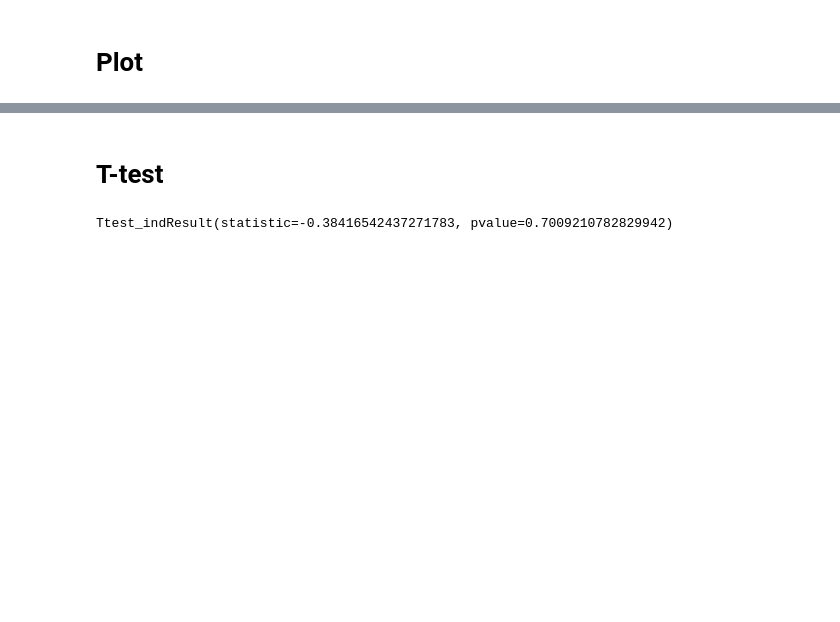
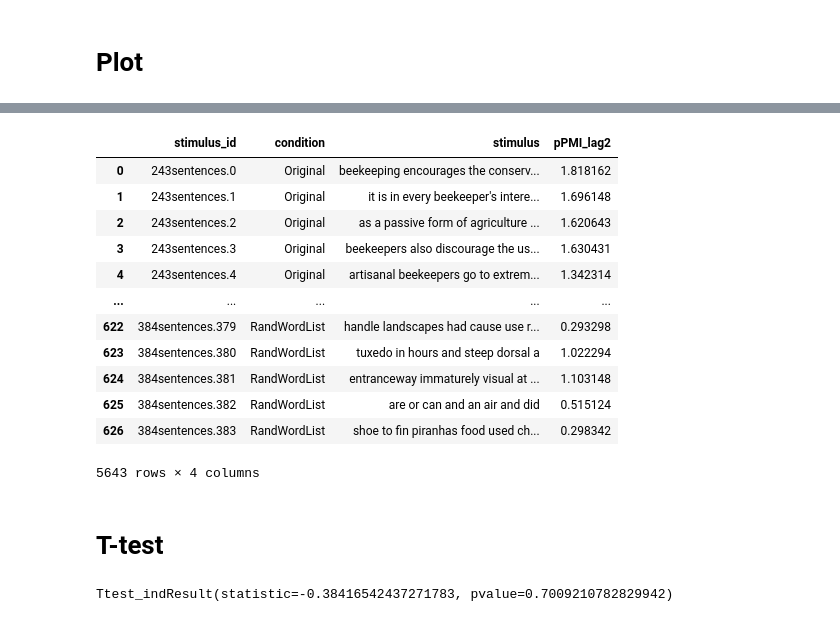
Before and after one commit to carina-kauf/perturbed-neural-nlp, a Jupyter notebook: analysis/pmi_verification/3_ANALYSIS_plot_ppmi_and_stats.ipynb, the cells around one changed output, grey strips where cells are left out. Cells and saved outputs as stored; diff of their text form; code cells hidden in the pictures; blank space fills up the shorter version.

```diff
--- a/analysis/pmi_verification/3_ANALYSIS_plot_ppmi_and_stats.ipynb
+++ b/analysis/pmi_verification/3_ANALYSIS_plot_ppmi_and_stats.ipynb
@@ -117,0 +138,12 @@ Std: 0.8134626306129297
+# %%
+#rename conditions
+data['condition'] = data['condition'].replace(
+    {'Scr1': '1LocalWordSwap',
+    'Scr3': '3LocalWordSwaps',
+    'Scr5': '5LocalWordSwaps',
+    'Scr7': '7LocalWordSwaps',
+    'backward' : 'ReverseOrder',
+     'lowPMI' : 'LowPMI',
+     'lowPMI_random' : 'LowPMIRand',
+     'random':'RandWordList'}
+    )
@@ -153,3 +187,19 @@ if save:
+# %%
+data
+# %% [output]
+|  | stimulus_id | condition | stimulus | pPMI_lag2 |
+| 0 | 243sentences.0 | Original | beekeeping encourages the conserv... | 1.818162 |
+| 1 | 243sentences.1 | Original | it is in every beekeeper's intere... | 1.696148 |
+| 2 | 243sentences.2 | Original | as a passive form of agriculture ... | 1.620643 |
+| 3 | 243sentences.3 | Original | beekeepers also discourage the us... | 1.630431 |
+| 4 | 243sentences.4 | Original | artisanal beekeepers go to extrem... | 1.342314 |
+| ... | ... | ... | ... | ... |
+| 622 | 384sentences.379 | RandWordList | handle landscapes had cause use r... | 0.293298 |
+| 623 | 384sentences.380 | RandWordList | tuxedo in hours and steep dorsal a | 1.022294 |
+| 624 | 384sentences.381 | RandWordList | entranceway immaturely visual at ... | 1.103148 |
+| 625 | 384sentences.382 | RandWordList | are or can and an air and did | 0.515124 |
+| 626 | 384sentences.383 | RandWordList | shoe to fin piranhas food used ch... | 0.298342 |
+5643 rows × 4 columns
 # %% [markdown]
 # T-test
 # %%
```
Also changed, not shown: parts of 14 cells of this notebook.
